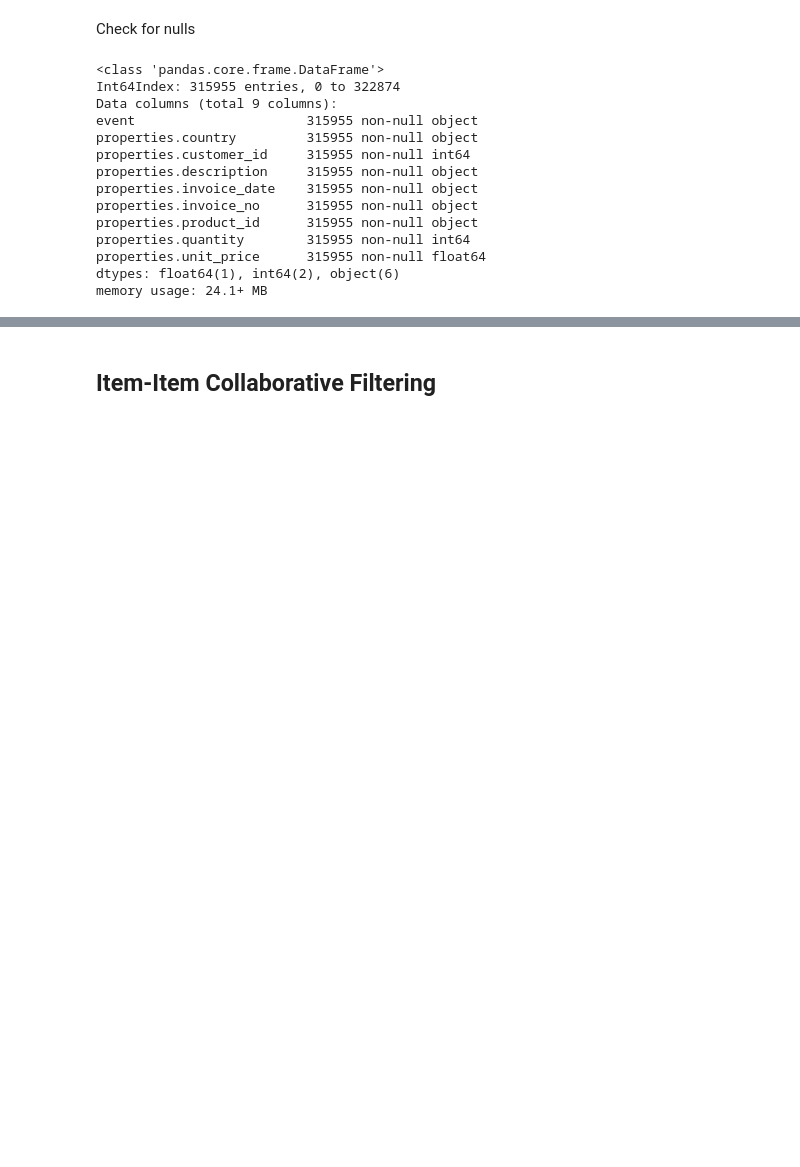
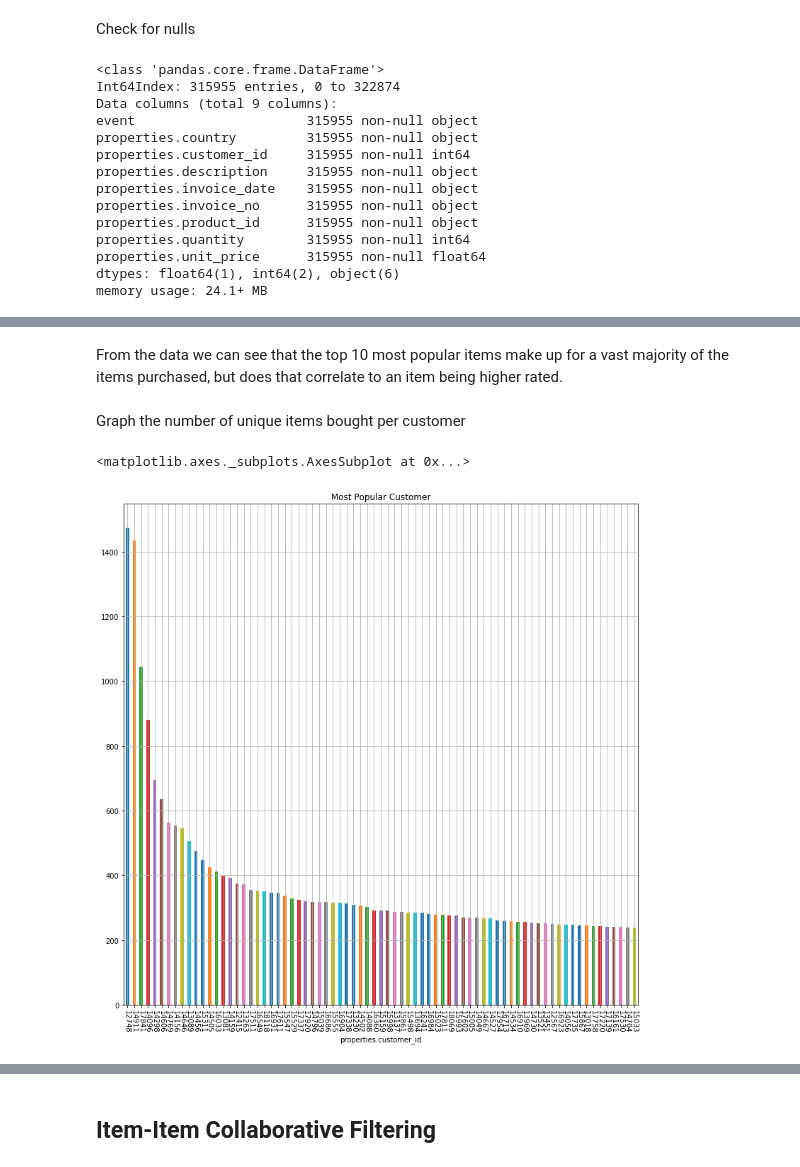
Before and after one commit to ShopBonsai/interview-test-data-ml, a Jupyter notebook: Bonsai Technical Interview.ipynb, the cells around one changed output, grey strips where cells are left out. Cells and saved outputs as stored; diff of their text form; code cells hidden in the pictures; blank space fills up the shorter version.

```diff
--- a/Bonsai Technical Interview.ipynb
+++ b/Bonsai Technical Interview.ipynb
@@ -106,0 +131,10 @@ ModuleNotFoundError: No module named 'matplotlib'
+# %% [markdown]
+From the data we can see that the top 10 most popular items make up for a vast majority of the items purchased, but does that correlate to an item being higher rated.
+# %% [markdown]
+Graph the number of unique items bought per customer
+# %%
+popCustomers = custDF.groupby('properties.customer_id')['properties.product_id'].nunique().sort_values(ascending=False)
+popCustomers[0:75].plot(kind='bar', grid=True, rot=270, figsize=(13,13), title='Most Popular Customer')
+# %% [output]
+<matplotlib.axes._subplots.AxesSubplot at 0x...>
+[figure, added]
```
Also changed, not shown: parts of 46 cells of this notebook, 3 other files.
